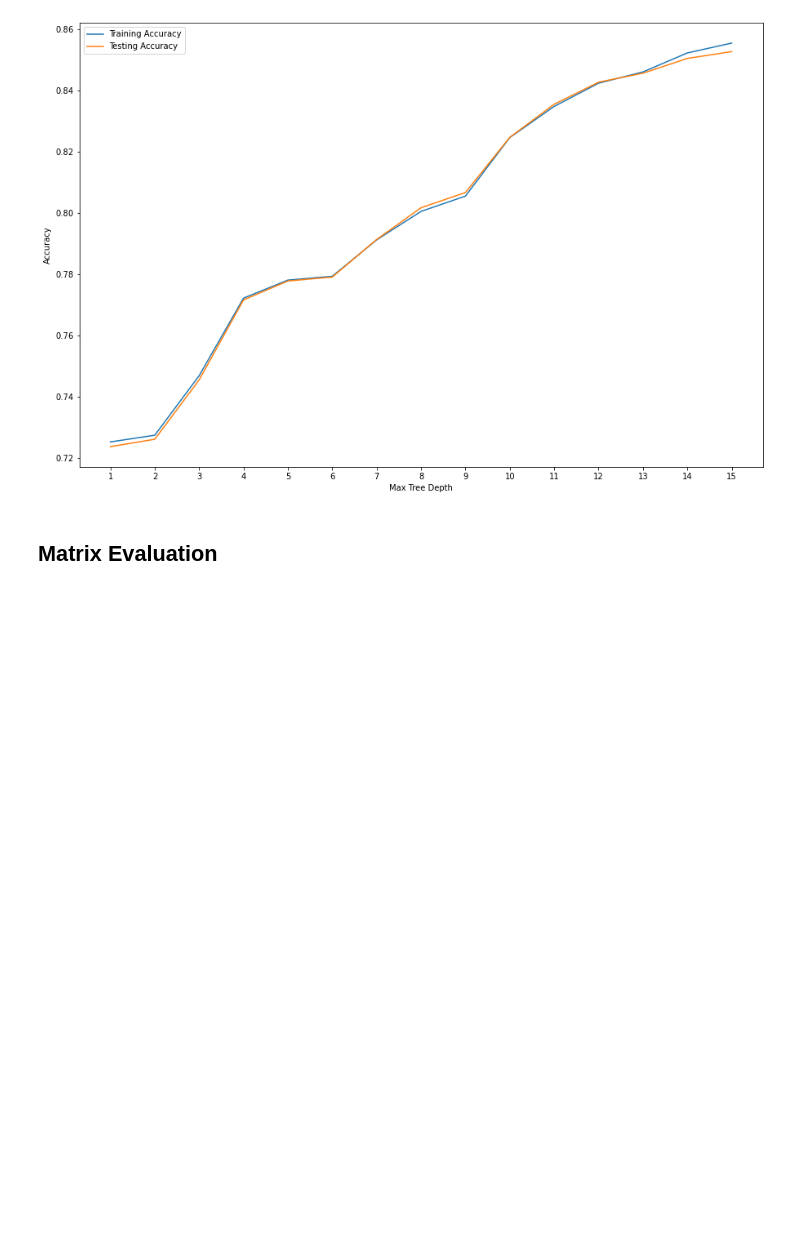
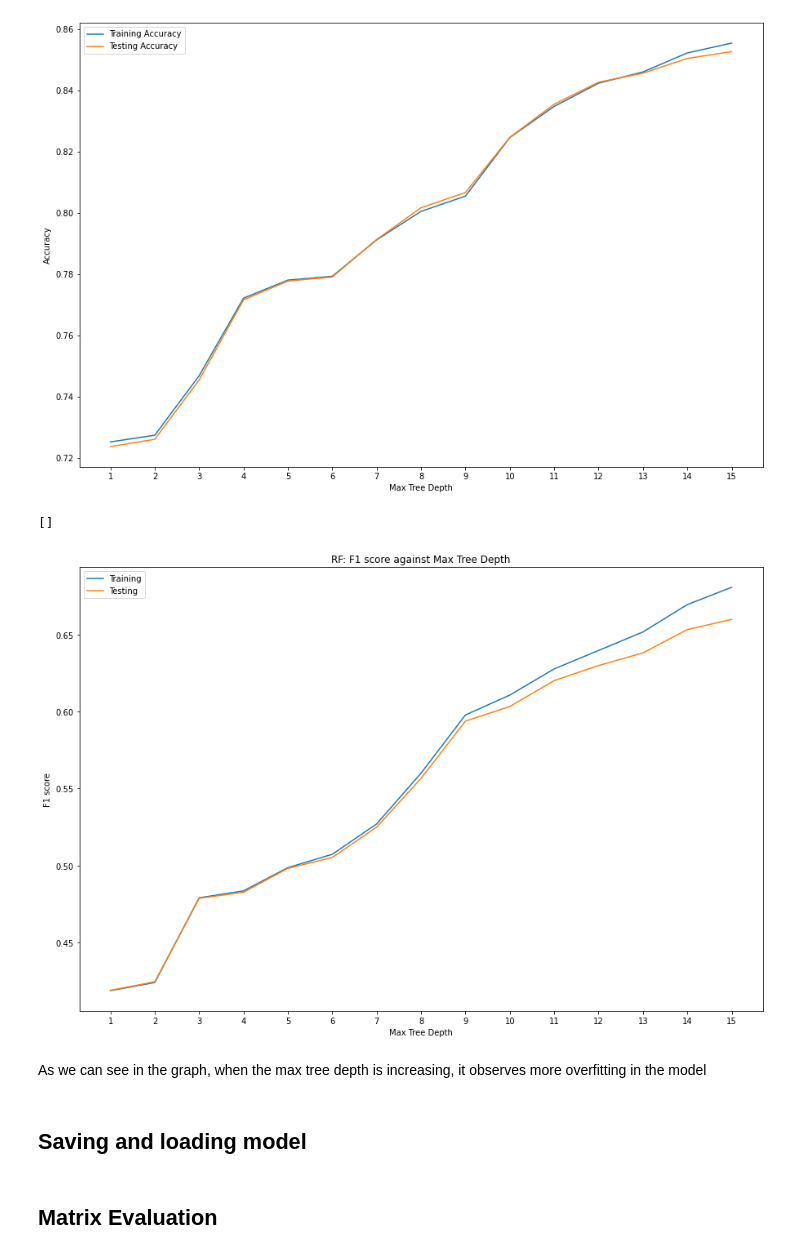
Before and after one commit to Timothy318/Covid-19DataMining, a Jupyter notebook: src/RandomForest.ipynb, the cells around one changed output. Saved outputs shown, nothing was run; the diff lists cells and outputs as text; code cells hidden in the pictures; blank space fills up the shorter version.

```diff
--- a/src/RandomForest.ipynb
+++ b/src/RandomForest.ipynb
@@ -177,3 +191,32 @@ plt.plot()
 # %% [output]
 []
 [figure]
+# %%
+max_depth_list = np.linspace(1, 15, num=15)
+
+train_accuracy = []
+test_accuracy = []
+
+for i in max_depth_list:
+    rfc = RandomForestClassifier(max_depth=int(i))
+    rfc.fit(x_train,y_train)
+    train_accuracy.append(f1_score(y_train, rfc.predict(x_train), average='macro'))
+    test_accuracy.append(f1_score(y_test, rfc.predict(x_test), average='macro'))
+
+x = np.arange(len(max_depth_list)) + 1
+plt.figure(figsize=(15,10))
+plt.xticks(x)
+plt.plot(x, train_accuracy, label='Training')
+plt.plot(x, test_accuracy, label='Testing')
+plt.xlabel('Max Tree Depth')
+plt.ylabel('F1 score')
+plt.title('RF: F1 score against Max Tree Depth')
+plt.legend()
+plt.plot()
+# %% [output]
+[]
+[figure, added]
+# %% [markdown]
+As we can see in the graph, when the max tree depth is increasing, it observes more overfitting in the model
+# %% [markdown]
+## Saving and loading model
```
Also changed, not shown: parts of 28 cells of this notebook, 2 other files.
